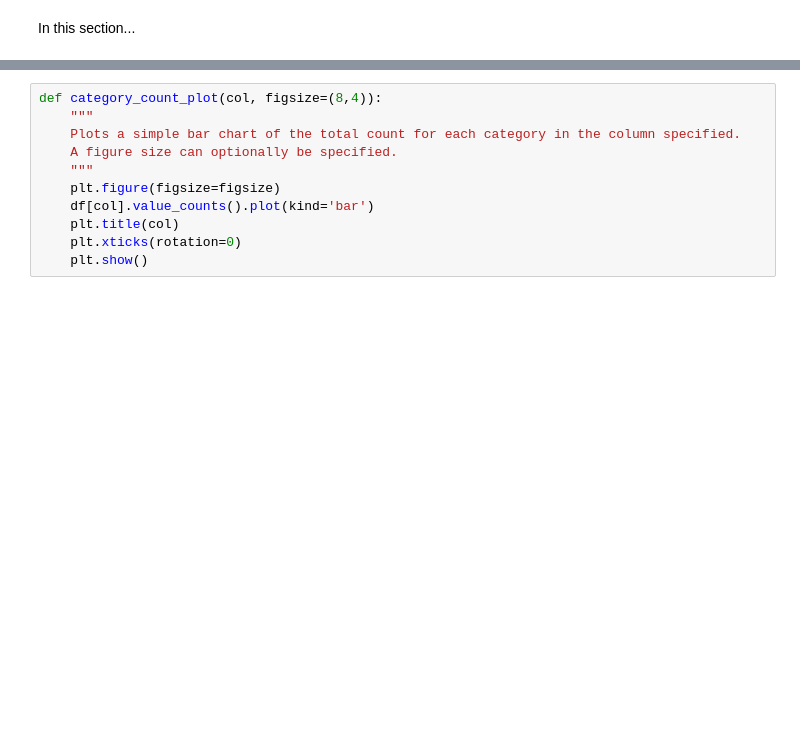
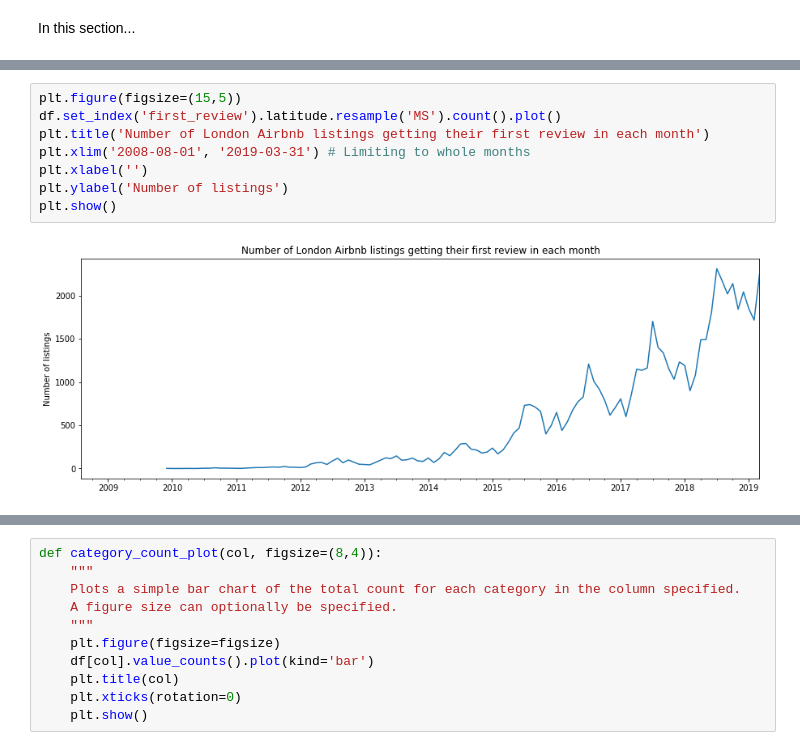
Before and after one commit to cbuie/Airbnb-neural-network-price-prediction, a Jupyter notebook: Airbnb-price-prediction.ipynb, the cells around one changed output, grey strips where cells are left out. Drawn from its saved outputs; the diff is of its cells as text; blank space fills up the shorter version.

```diff
--- a/Airbnb-price-prediction.ipynb
+++ b/Airbnb-price-prediction.ipynb
@@ -715,0 +736,10 @@ In this section...
+# %%
+plt.figure(figsize=(15,5))
+df.set_index('first_review').latitude.resample('MS').count().plot()
+plt.title('Number of London Airbnb listings getting their first review in each month')
+plt.xlim('2008-08-01', '2019-03-31') # Limiting to whole months
+plt.xlabel('')
+plt.ylabel('Number of listings')
+plt.show()
+# %% [output]
+[figure, added]
```
Also changed, not shown: parts of 123 cells of this notebook, 1 other file.
